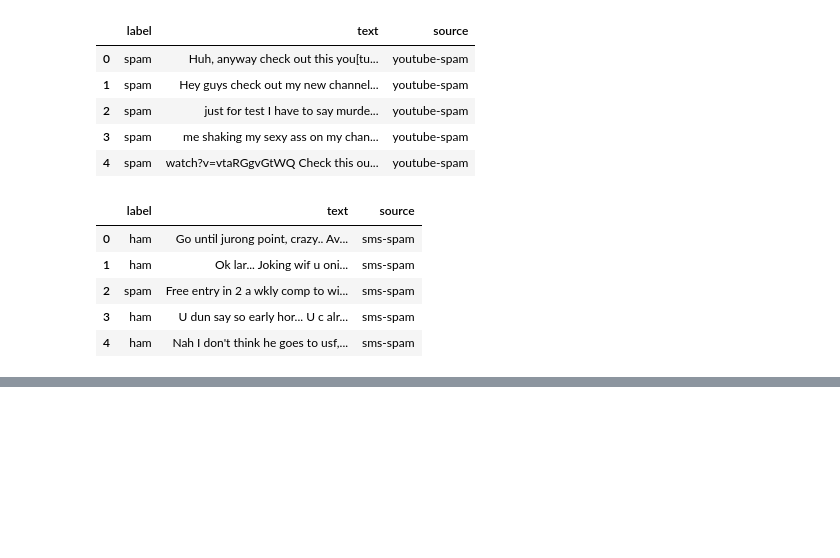
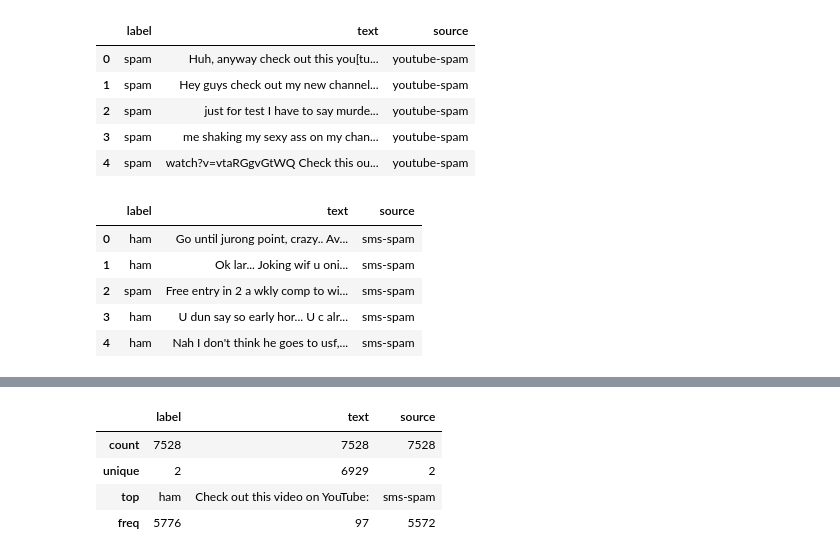
Before and after one commit to jeosol/ai-api, a Jupyter notebook: notebooks/3- Extract, Review & Combine Datasets.ipynb, the cells around one changed output, grey strips where cells are left out. Saved outputs shown, nothing was run; the diff lists cells and outputs as text; code cells hidden in the pictures; blank space fills up the shorter version.

```diff
--- a/notebooks/3- Extract, Review & Combine Datasets.ipynb
+++ b/notebooks/3- Extract, Review & Combine Datasets.ipynb
@@ -119,3 +119,5 @@ df.head()
 | 4 | ham | Nah I don't think he goes to usf,... | sms-spam |
 # %%
 df.to_csv(SPAM_DATASET_PATH, index=False)
+# %%
+df2 = pd.read_csv(SPAM_DATASET_PATH)
@@ -121,0 +146,8 @@ df.to_csv(SPAM_DATASET_PATH, index=False)
+# %%
+df2.describe()
+# %% [output]
+|  | label | text | source |
+| count | 7528 | 7528 | 7528 |
+| unique | 2 | 6929 | 2 |
+| top | ham | Check out this video on YouTube:﻿ | sms-spam |
+| freq | 5776 | 97 | 5572 |
```
Also changed, not shown: parts of 3 cells of this notebook, 1 other file.
